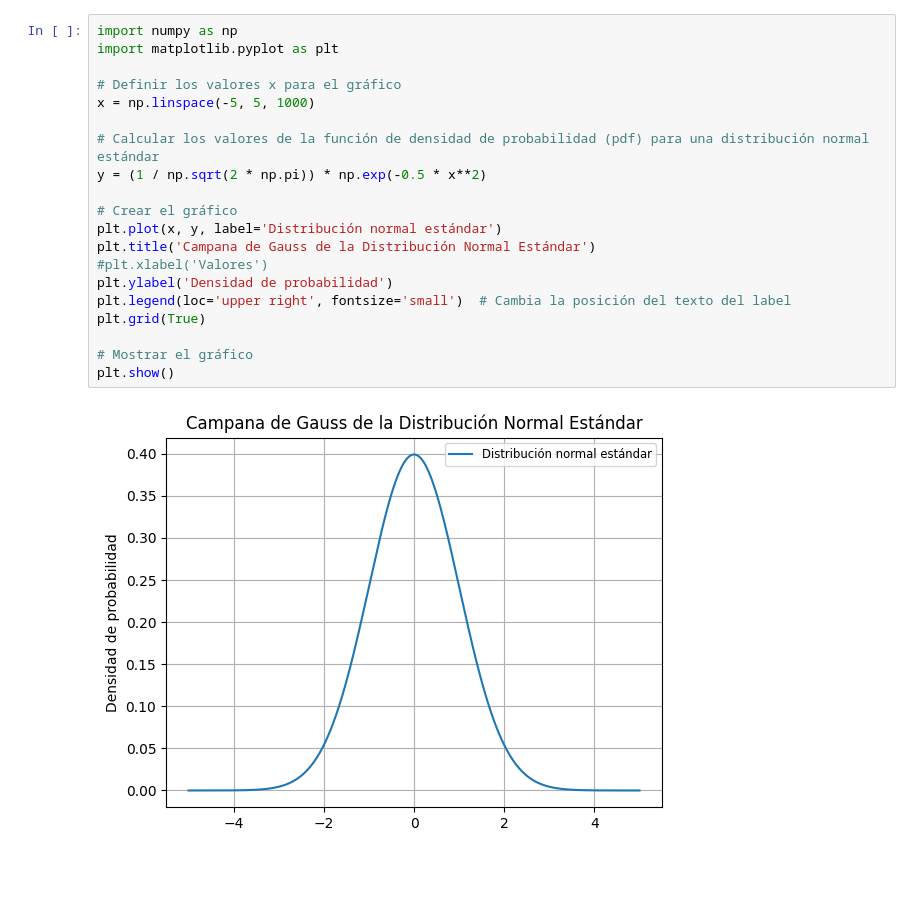
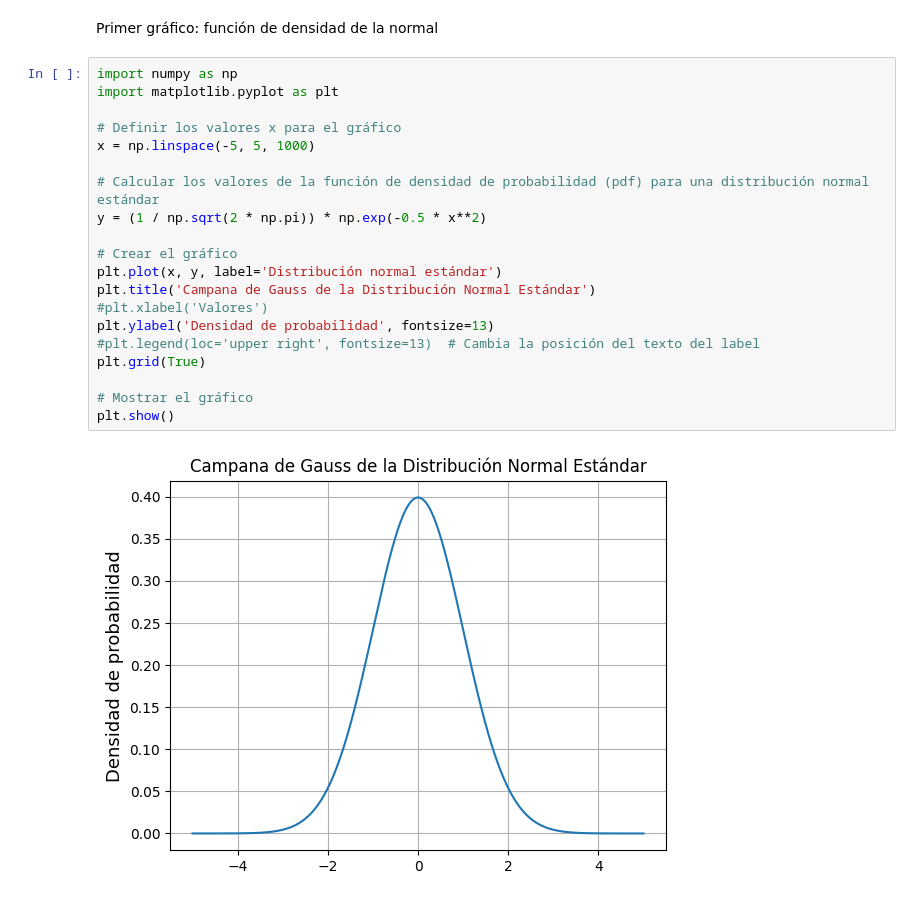
Before and after one commit to alunram/TFG, a Jupyter notebook: Gráfico distribucion normal/Grafico_Dist_Normal.ipynb, the cells around one changed output. Saved outputs shown, nothing was run; the diff lists cells and outputs as text; blank space fills up the shorter version.

```diff
--- a/Gráfico distribucion normal/Grafico_Dist_Normal.ipynb
+++ b/Gráfico distribucion normal/Grafico_Dist_Normal.ipynb
@@ -1,22 +1,24 @@
+# %% [markdown]
+Primer gráfico: función de densidad de la normal
 # %%
 import numpy as np
 import matplotlib.pyplot as plt
 
 # Definir los valores x para el gráfico
 x = np.linspace(-5, 5, 1000)
 
 # Calcular los valores de la función de densidad de probabilidad (pdf) para una distribución normal estándar
 y = (1 / np.sqrt(2 * np.pi)) * np.exp(-0.5 * x**2)
 
 # Crear el gráfico
 plt.plot(x, y, label='Distribución normal estándar')
 plt.title('Campana de Gauss de la Distribución Normal Estándar')
 #plt.xlabel('Valores')
-plt.ylabel('Densidad de probabilidad')
-plt.legend(loc='upper right', fontsize='small')  # Cambia la posición del texto del label
+plt.ylabel('Densidad de probabilidad', fontsize=13)
+#plt.legend(loc='upper right', fontsize=13)  # Cambia la posición del texto del label
 plt.grid(True)
 
 # Mostrar el gráfico
 plt.show()
 # %% [output]
-[figure, old version]
+[figure, new version]
```
Also changed, not shown: parts of 4 cells of this notebook, 1 other file.
